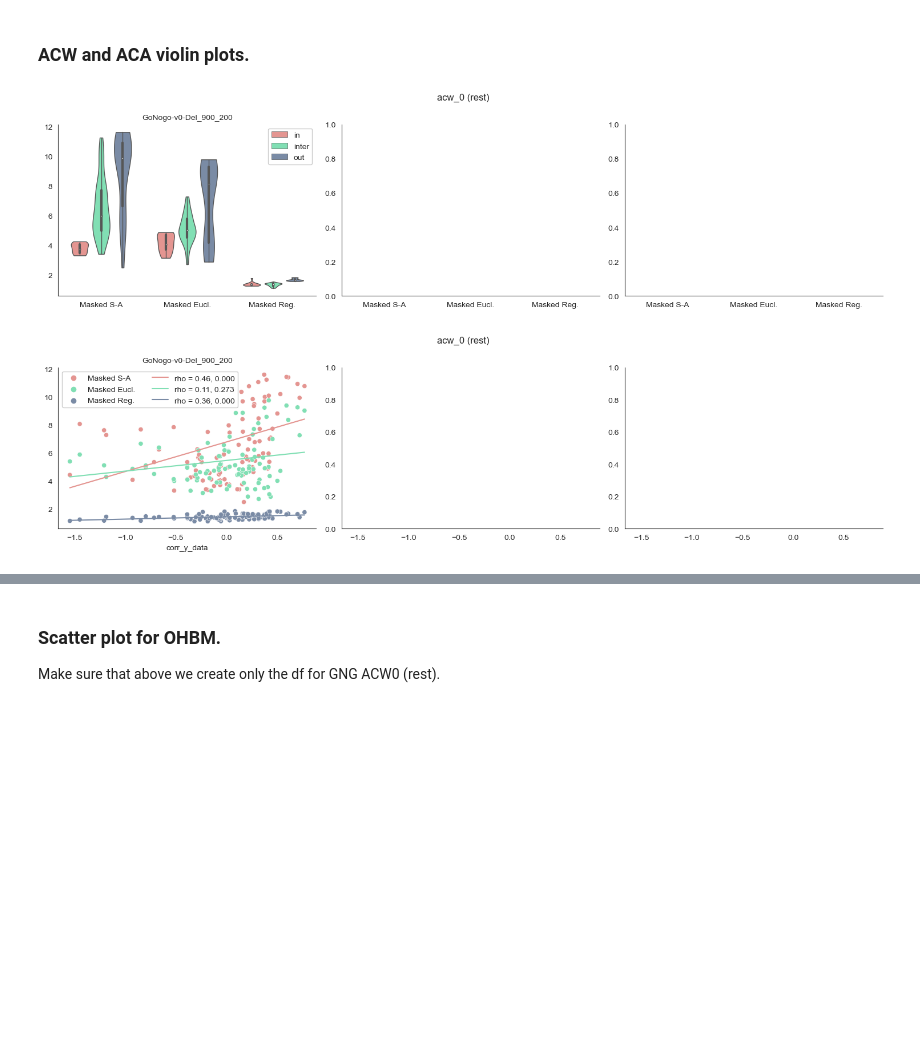
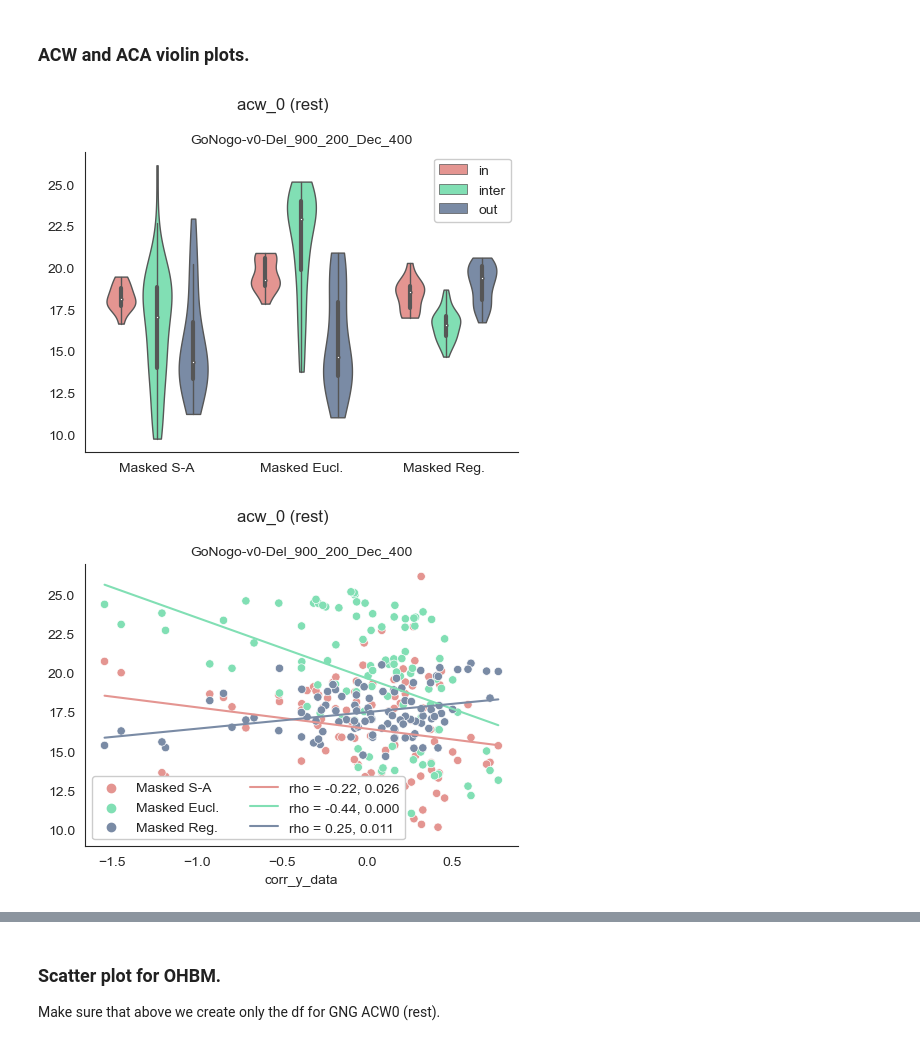
Before and after one commit to LindenParkesLab/neuro_rnn, a Jupyter notebook: scripts/results_rnn_autocorr.ipynb, the cells around one changed output, grey strips where cells are left out. Saved outputs shown, nothing was run; the diff lists cells and outputs as text; code cells hidden in the pictures; blank space fills up the shorter version.

```diff
--- a/scripts/results_rnn_autocorr.ipynb
+++ b/scripts/results_rnn_autocorr.ipynb
@@ -668,7 +678,7 @@ Here:
 - `n_trial_steps` is the length of a single trial used during model training
 # %%
 # define number of test trials
-n_trials = 100
+n_trials = 50
 
 # define window size for smoothing of noise input during resting state testing
 smooth_noise = 0
@@ -716,7 +726,12 @@ for model_idx in tqdm(range(n_models), desc='Testing models'):
         # n_rest_steps = int( sum(model_params.iloc[0]['env_kwargs']['timing'].values()) / model_params.iloc[0]['time_step'] ) * n_trials
 
         # test this run on noise inputs
-        inputs_rest, hidden_activity_rest, output_activity_rest = run_testing_rest(rnn, smooth_noise=smooth_noise)
+        inputs_rest, hidden_activity_rest, output_activity_rest = run_testing_rest(rnn,
+                                                                                   smooth_noise=smooth_noise,
+                                                                                   noise_mean=0.5,
+                                                                                   noise_sd=0.15,
+                                                                                   n_steps=500,
+                                                                                   fix_input_channels=[0])
         this_test_rest = {
             'inputs': inputs_rest,
             'hidden_activity': hidden_activity_rest,
@@ -881,19 +875,3 @@ plt.show()
 ## Plot results.
 # %% [markdown]
 ### Activity
-# %%
-m = 0
-r = 0
-dataset, rnn = create_rnn_and_env_for_model(model_info=model_params.iloc[0],
-                                            run=r,
-                                            epoch=4999,
-                                            data_dir=modeldir,
-                                            device=device)
-inputs_rest, hidden_activity_rest, output_activity_rest = run_testing_rest(rnn, smooth_noise=0)
-plt.figure(figsize=(15,6))
-for n in range(n_nodes):
-    plt.plot(hidden_activity_rest[:100,n], color=colors[n,:])
-    plt.xlabel('time')
-    plt.ylabel('hidden activity')
-    plt.title('resting activity of a fully trained rnn')
-plt.show()
@@ -905,0 +878,14 @@ hidden_activity_rest.shape
+# %%
+m = 0
+r = 30
+ts = test_data_rest[m][r]['hidden_activity']
+categs = ['input nodes', 'intermediate nodes', 'output nodes']
+f, ax = plt.subplots(3, 1, figsize=(12,8), squeeze=True)
+for n in range(n_nodes):
+    categ = np.where((np.flip(colors_categ,axis=0) == colors[n,:]).all(axis=1))[0][0]
+    f.axes[categ].plot(ts[:100,n], color=colors[n,:], alpha=0.75)
+    f.axes[categ].set_ylabel('hidden activity (rest)')
+    f.axes[categ].set_title(categs[categ])
+plt.show()
+sns.despine(fig=f, offset=0, trim=False, left=False, right=True, top=True, bottom=False)
+f.tight_layout()
@@ -1060,7 +1048,7 @@ for i in range(len(plotting_data)):
 
 
         # tasks loop
-        for task_index in [0]: # <<<<<<<<<<<<<<<<<<<<<<<<<<<<<<<<<<<<<<<<<<<<<<<<<<<<<<<<<<<<<<<<<<<<<<<<<<<<<<<<<<<<<<<<<<<<<<<<<<<< range(n_tasks):
+        for task_index in range(n_tasks):
 
             # get data for this task
             this_task_models = model_params[model_params['task_index']==task_index] # df of selected models
@@ -1219,32 +1207,32 @@ for i in range(len(plotting_data)):
             if plot_type == 'violin':
                 sns.violinplot(x='x_labels', y='y', hue='node_group', data=plotting_df,
                             linewidth=1, cut=0, saturation=1, inner='box', dodge=False,
                             palette=palette, order=violin_order, hue_order=hue_order,
                             ax=f_ac.axes[task_index])
             elif plot_type == 'swarm':
                 sns.swarmplot(x='x_labels', y='y', hue='node_group', data=plotting_df,
                             linewidth=1, dodge=False,
                             palette=palette, order=violin_order, hue_order=hue_order,
                             ax=f_ac.axes[task_index])
             xlims = (-1,len(violin_order))
 
             # polish plots
             ax = f_ac.axes[task_index]
             xticks = np.where(violin_order!='')[0]
             xticks = xticks[np.arange(1,len(xticks),3)]
             ax.set_xticks(xticks,labels=kernels)
             ax.set_xlim(xlims)
             ax.set_xlabel('')
             # ax.set_ylabel(plotting_keys[j])
             ax.set_ylabel('')
             if task_index == 0:
                 ax.legend(ncol=1, framealpha=1.0)
             else:
                 ax.get_legend().remove()
             ax.set_title(task_names[task_index])
             f_ac.suptitle(plotting_keys[j] + ' (' + plotting_data[i][1] + ')')
             sns.despine(fig=f_ac, offset=0, trim=False, left=False, right=True, top=True, bottom=False)
             f_ac.tight_layout()
 # %% [output]
-[figure, old version]
+[figure, new version]
-[figure, old version]
+[figure, new version]
```
Also changed, not shown: parts of 16 cells of this notebook, 6 other files.
